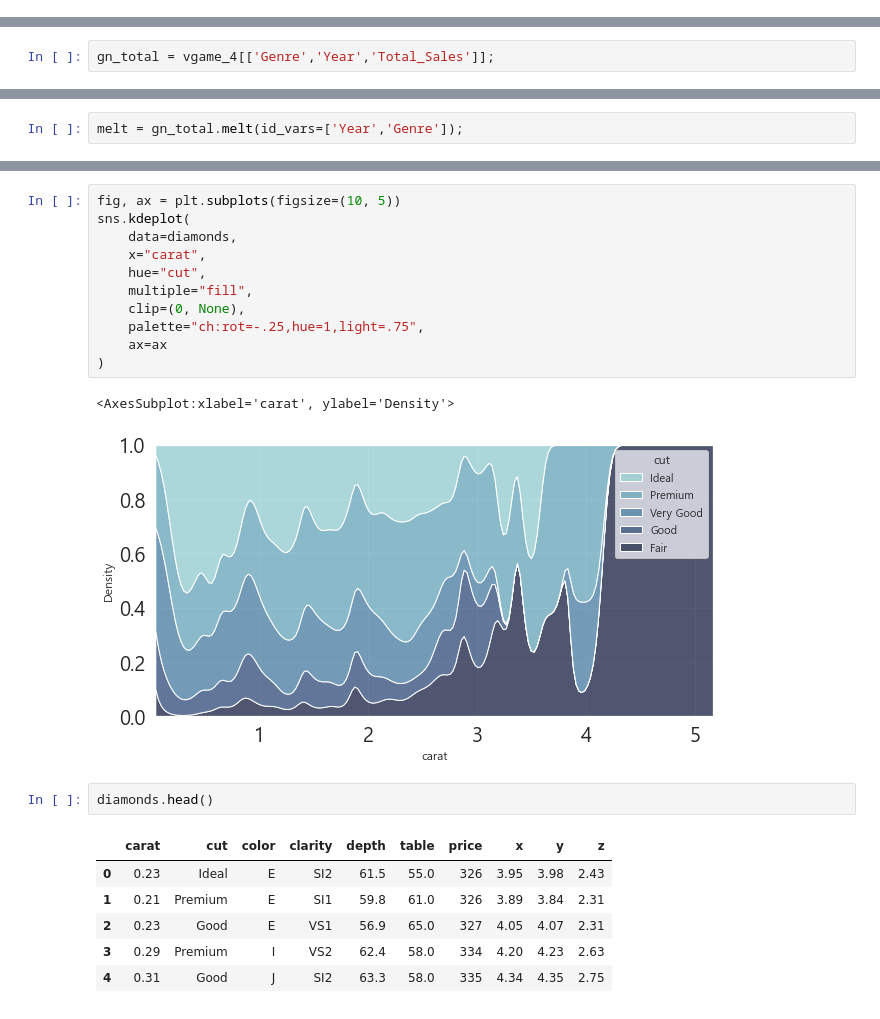
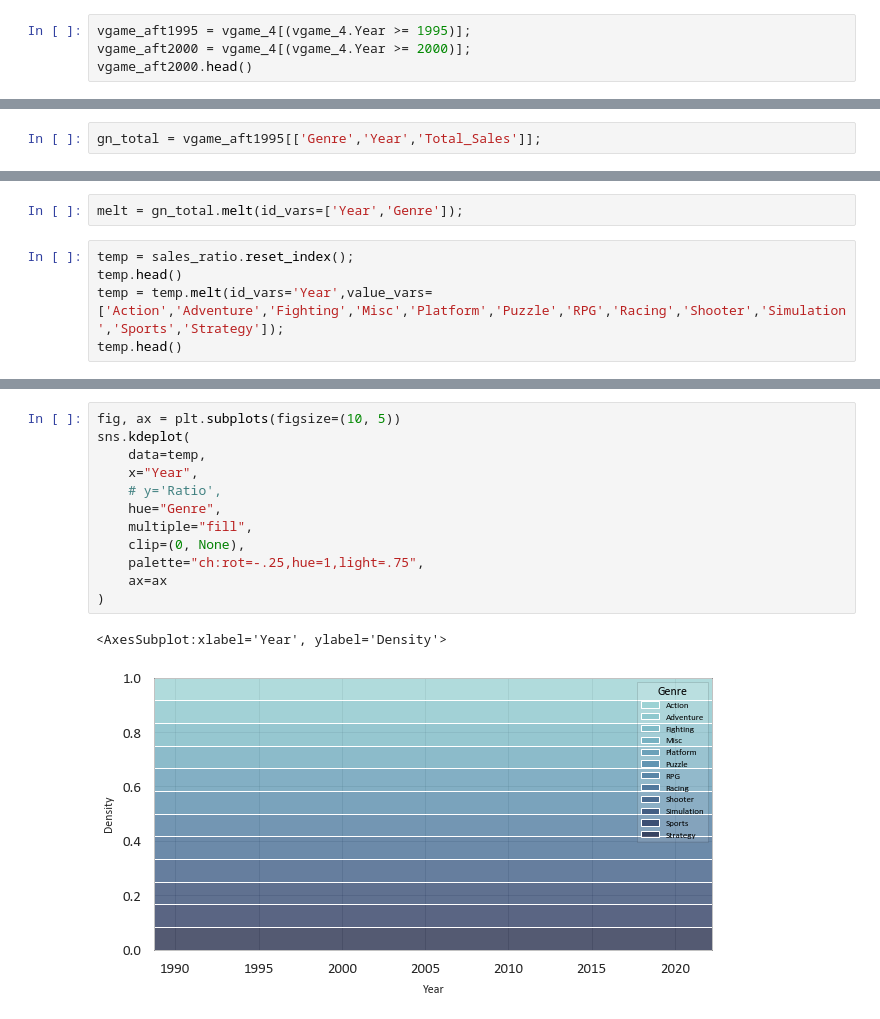
Before and after one commit to tes-b/codestates_project_1, a Jupyter notebook: Project_videogames.ipynb, the cells around one changed output, grey strips where cells are left out. Saved outputs shown, nothing was run; the diff lists cells and outputs as text.

```diff
--- a/Project_videogames.ipynb
+++ b/Project_videogames.ipynb
@@ -492,0 +481,4 @@ MultiIndex([('NA_Sales',  'mean'),
+# %%
+vgame_aft1995 = vgame_4[(vgame_4.Year >= 1995)];
+vgame_aft2000 = vgame_4[(vgame_4.Year >= 2000)];
+vgame_aft2000.head()
@@ -582,5 +582,5 @@ create_barplot_by_genre(vgame_4,x='Total_Sales',order='mean');
 # %%
-gn_total = vgame_4[['Genre','Year','Total_Sales']];
+gn_total = vgame_aft1995[['Genre','Year','Total_Sales']];
 # %%
 
 pivot = pd.DataFrame.pivot_table(gn_total,index='Genre',columns='Year',values='Total_Sales', aggfunc = 'mean');
@@ -731,2 +930,7 @@ group[group.Year == 2000]
 # %%
 melt = gn_total.melt(id_vars=['Year','Genre']);
+# %%
+temp = sales_ratio.reset_index();
+temp.head()
+temp = temp.melt(id_vars='Year',value_vars=['Action','Adventure','Fighting','Misc','Platform','Puzzle','RPG','Racing','Shooter','Simulation','Sports','Strategy']);
+temp.head()
@@ -746,23 +958,15 @@ sns.lineplot(
 # %%
 fig, ax = plt.subplots(figsize=(10, 5))
 sns.kdeplot(
-    data=diamonds,
-    x="carat",
-    hue="cut",
+    data=temp,
+    x="Year",
+    # y='Ratio',
+    hue="Genre",
     multiple="fill",
     clip=(0, None),
     palette="ch:rot=-.25,hue=1,light=.75",
     ax=ax
 )
 # %% [output]
-<AxesSubplot:xlabel='carat', ylabel='Density'>
+<AxesSubplot:xlabel='Year', ylabel='Density'>
-[figure, old version]
+[figure, new version]
-# %%
-diamonds.head()
-# %% [output]
-|  | carat | cut | color | clarity | depth | table | price | x | y | z |
-| 0 | 0.23 | Ideal | E | SI2 | 61.5 | 55.0 | 326 | 3.95 | 3.98 | 2.43 |
-| 1 | 0.21 | Premium | E | SI1 | 59.8 | 61.0 | 326 | 3.89 | 3.84 | 2.31 |
-| 2 | 0.23 | Good | E | VS1 | 56.9 | 65.0 | 327 | 4.05 | 4.07 | 2.31 |
-| 3 | 0.29 | Premium | I | VS2 | 62.4 | 58.0 | 334 | 4.20 | 4.23 | 2.63 |
-| 4 | 0.31 | Good | J | SI2 | 63.3 | 58.0 | 335 | 4.34 | 4.35 | 2.75 |
```
Also changed, not shown: parts of 32 cells of this notebook.
